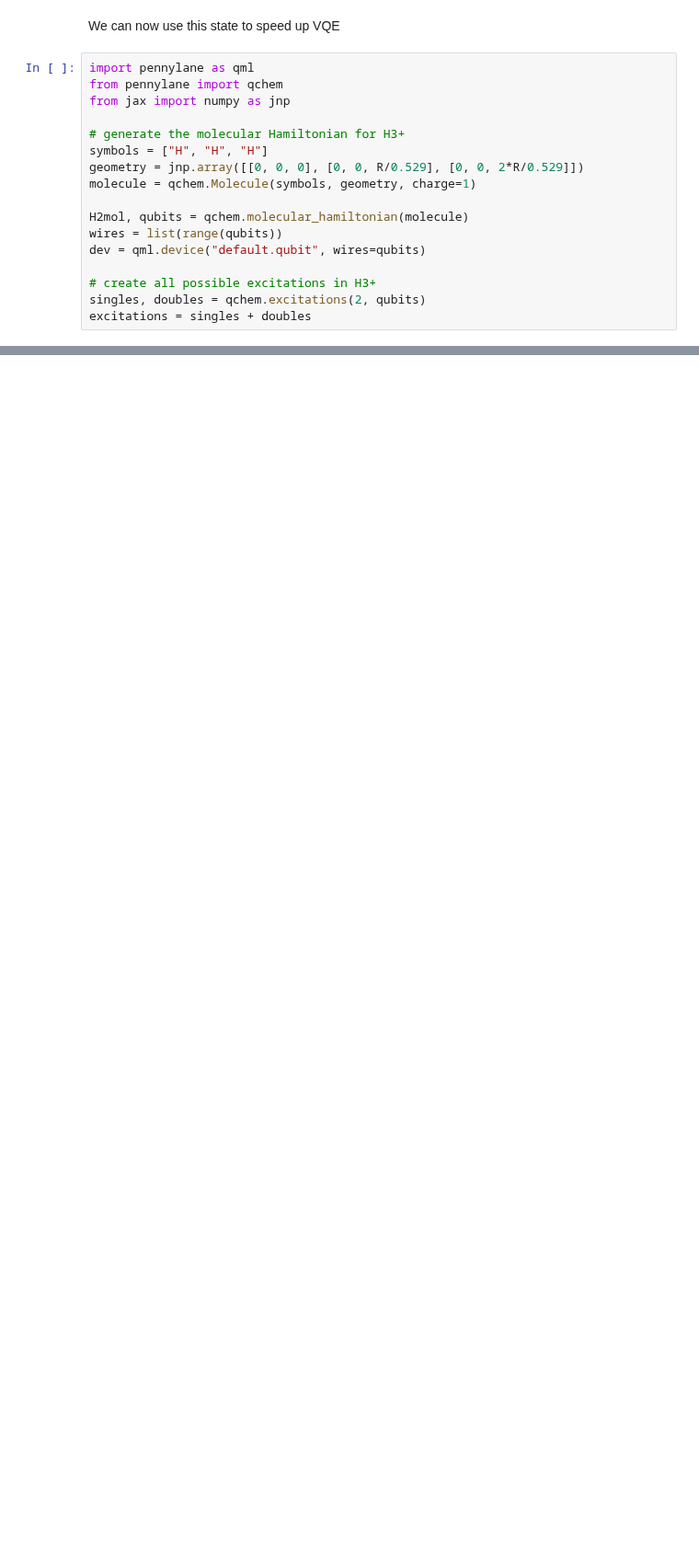
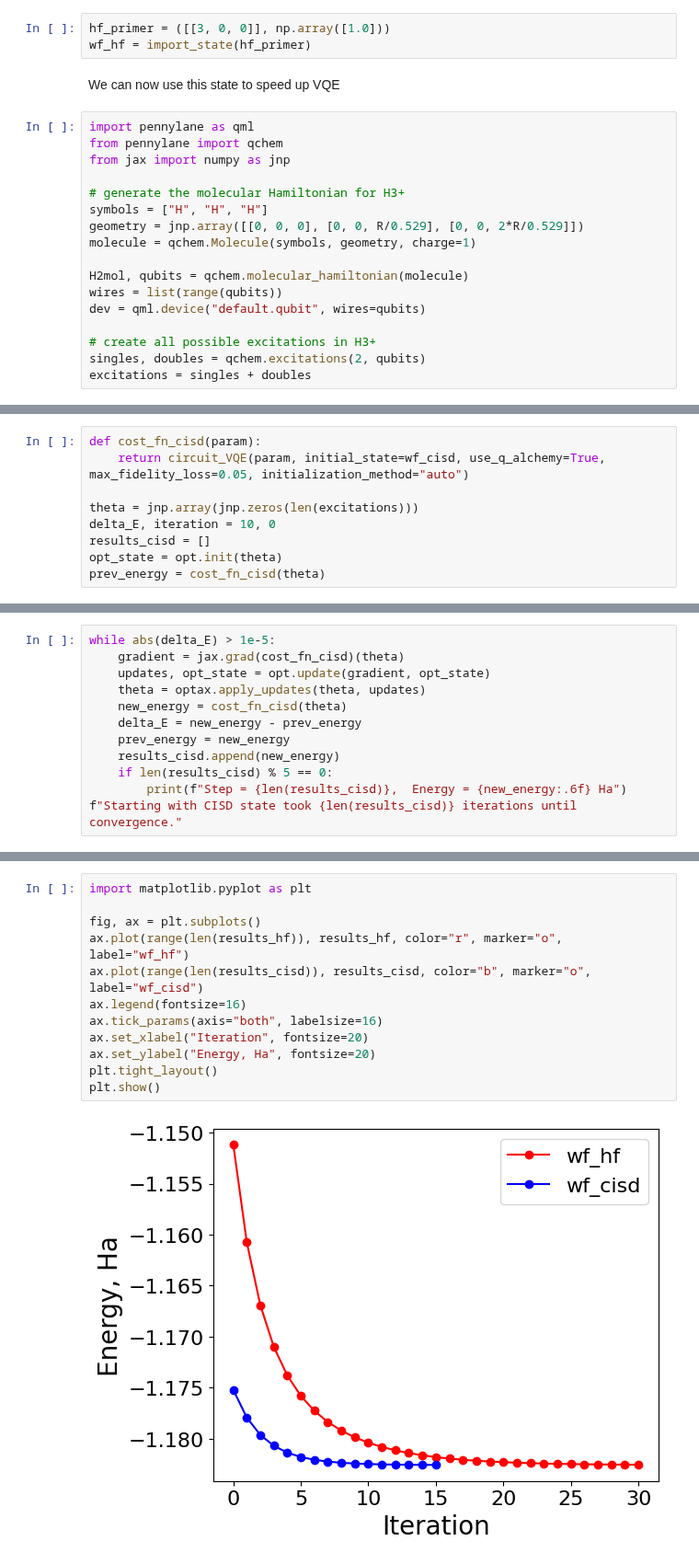
Before and after one commit to data-cybernetics/q-alchemy-sdk-py, a Jupyter notebook: examples/Quantum Chemistry VQE.ipynb, the cells around one changed output, grey strips where cells are left out. Shown at 92% size. Cells and saved outputs as stored; diff of their text form; blank space fills up the shorter version.

```diff
--- a/examples/Quantum Chemistry VQE.ipynb
+++ b/examples/Quantum Chemistry VQE.ipynb
@@ -22,3 +27,6 @@ f"CISD-based state vector: \n{np.round(wf_cisd.real, 4)}"
+# %%
+hf_primer = ([[3, 0, 0]], np.array([1.0]))
+wf_hf = import_state(hf_primer)
 # %% [markdown]
 We can now use this state to speed up VQE
 # %%
@@ -82,0 +120,9 @@ print(f"Starting with HF state took {len(results_hf)} iterations until convergen
+# %%
+def cost_fn_cisd(param):
+    return circuit_VQE(param, initial_state=wf_cisd, use_q_alchemy=True, max_fidelity_loss=0.05, initialization_method="auto")
+
+theta = jnp.array(jnp.zeros(len(excitations)))
+delta_E, iteration = 10, 0
+results_cisd = []
+opt_state = opt.init(theta)
+prev_energy = cost_fn_cisd(theta)
@@ -82,0 +143,12 @@ print(f"Starting with HF state took {len(results_hf)} iterations until convergen
+# %%
+while abs(delta_E) > 1e-5:
+    gradient = jax.grad(cost_fn_cisd)(theta)
+    updates, opt_state = opt.update(gradient, opt_state)
+    theta = optax.apply_updates(theta, updates)
+    new_energy = cost_fn_cisd(theta)
+    delta_E = new_energy - prev_energy
+    prev_energy = new_energy
+    results_cisd.append(new_energy)
+    if len(results_cisd) % 5 == 0:
+        print(f"Step = {len(results_cisd)},  Energy = {new_energy:.6f} Ha")
+f"Starting with CISD state took {len(results_cisd)} iterations until convergence."
@@ -82,0 +162,14 @@ print(f"Starting with HF state took {len(results_hf)} iterations until convergen
+# %%
+import matplotlib.pyplot as plt
+
+fig, ax = plt.subplots()
+ax.plot(range(len(results_hf)), results_hf, color="r", marker="o", label="wf_hf")
+ax.plot(range(len(results_cisd)), results_cisd, color="b", marker="o", label="wf_cisd")
+ax.legend(fontsize=16)
+ax.tick_params(axis="both", labelsize=16)
+ax.set_xlabel("Iteration", fontsize=20)
+ax.set_ylabel("Energy, Ha", fontsize=20)
+plt.tight_layout()
+plt.show()
+# %% [output]
+[figure, added]
```
Also changed, not shown: parts of 14 cells of this notebook, 2 other files.
